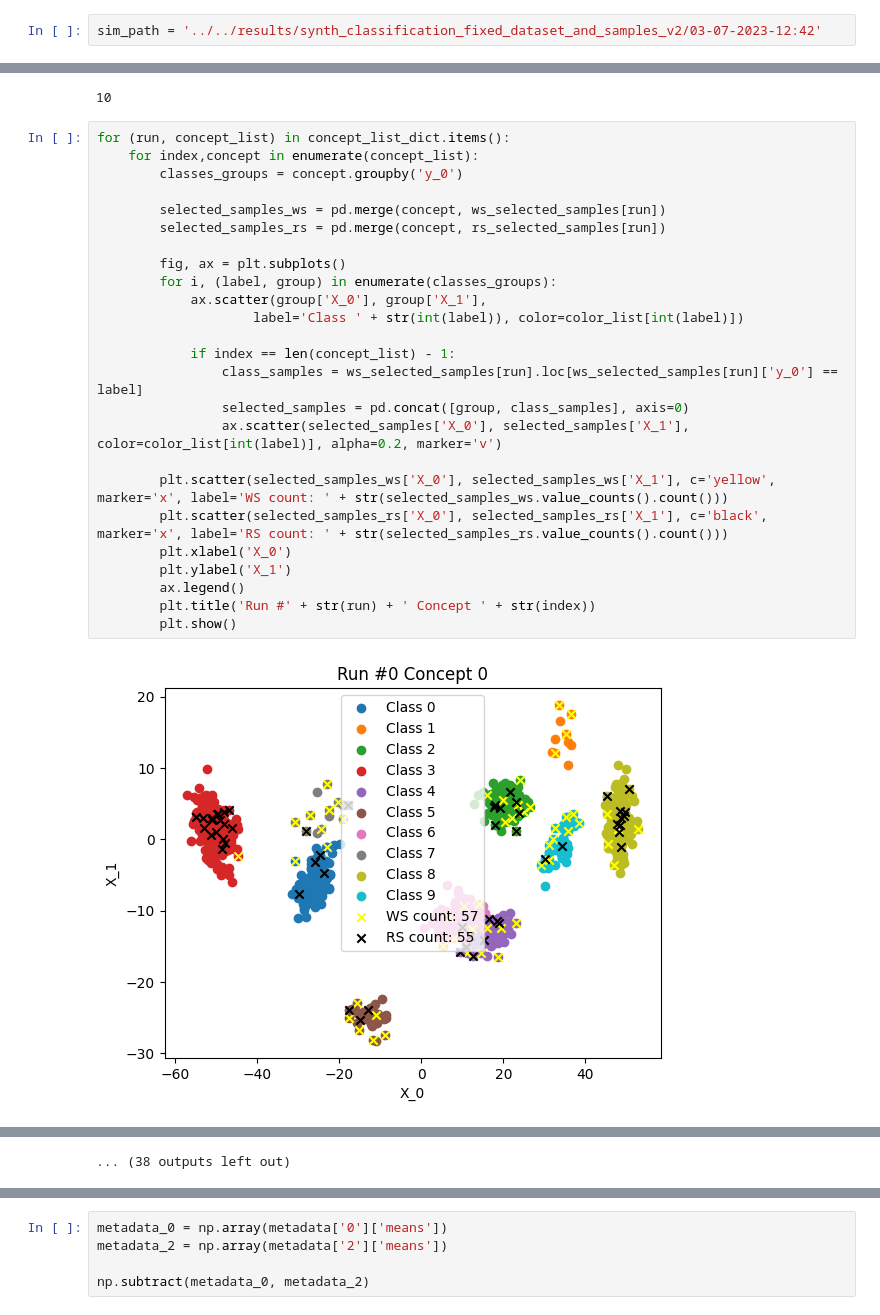
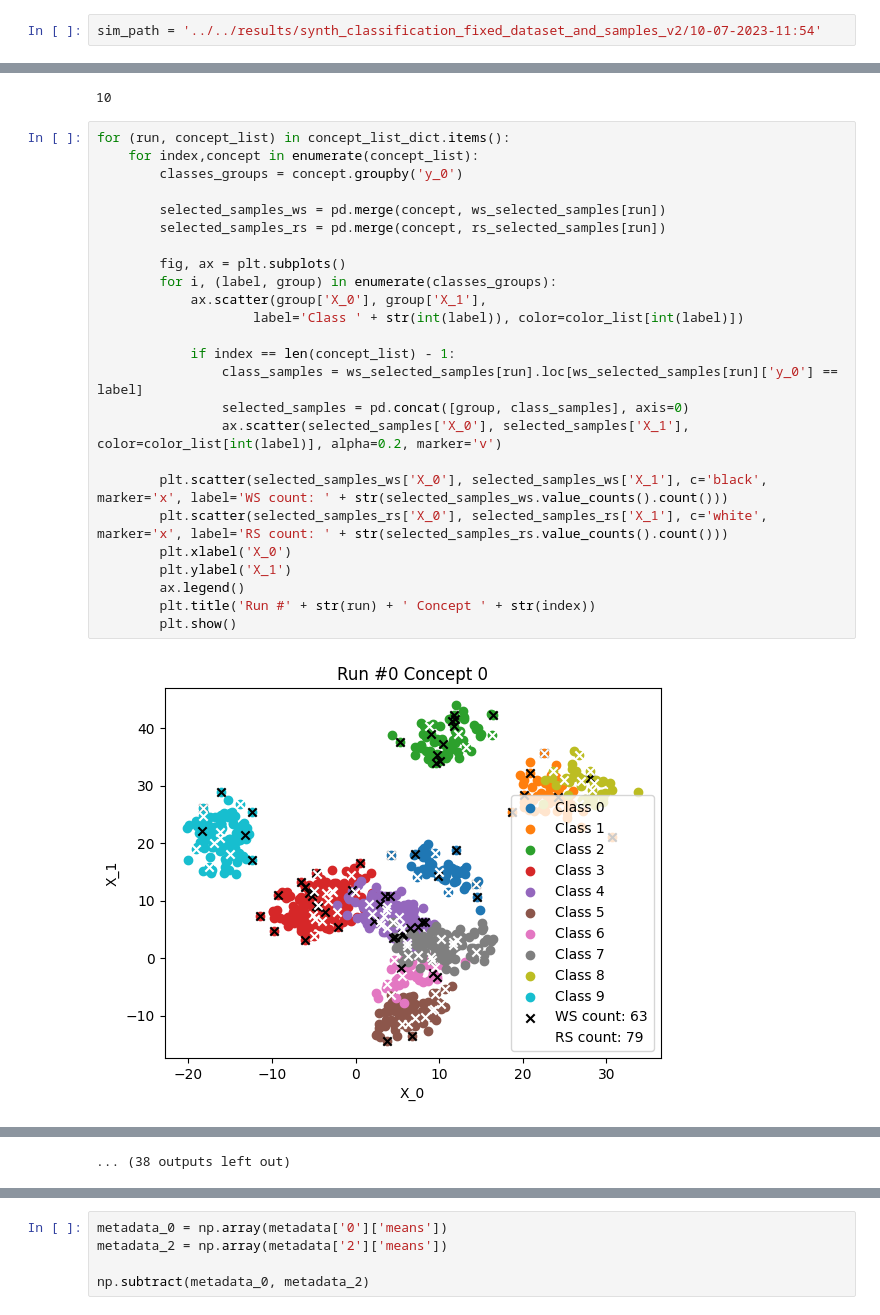
Before and after one commit to MassimilianoArca/master-thesis-experiments, a Jupyter notebook: master_thesis_experiments/notebooks/classification/accuracy_evaluation.ipynb, the cells around one changed output, grey strips where cells are left out. Cells and saved outputs as stored; diff of their text form.

```diff
--- a/master_thesis_experiments/notebooks/classification/accuracy_evaluation.ipynb
+++ b/master_thesis_experiments/notebooks/classification/accuracy_evaluation.ipynb
@@ -9,7 +9,7 @@ import matplotlib.pyplot as plt
 from sklearn.metrics import mean_absolute_error
 from copy import deepcopy
 # %%
-sim_path = '../../results/synth_classification_fixed_dataset_and_samples_v2/03-07-2023-12:42'
+sim_path = '../../results/synth_classification_fixed_dataset_and_samples_v2/10-07-2023-11:54'
 # %%
 def get_immediate_subdirectories(a_dir):
     return [name for name in os.listdir(a_dir)
@@ -341,27 +342,27 @@ len(unmatched_samples)
 # %%
 for (run, concept_list) in concept_list_dict.items():
     for index,concept in enumerate(concept_list):
         classes_groups = concept.groupby('y_0')
 
         selected_samples_ws = pd.merge(concept, ws_selected_samples[run])
         selected_samples_rs = pd.merge(concept, rs_selected_samples[run])
 
         fig, ax = plt.subplots()
         for i, (label, group) in enumerate(classes_groups):
             ax.scatter(group['X_0'], group['X_1'],
                     label='Class ' + str(int(label)), color=color_list[int(label)])
 
             if index == len(concept_list) - 1:
                 class_samples = ws_selected_samples[run].loc[ws_selected_samples[run]['y_0'] == label]
                 selected_samples = pd.concat([group, class_samples], axis=0)
                 ax.scatter(selected_samples['X_0'], selected_samples['X_1'], color=color_list[int(label)], alpha=0.2, marker='v')
 
-        plt.scatter(selected_samples_ws['X_0'], selected_samples_ws['X_1'], c='yellow', marker='x', label='WS count: ' + str(selected_samples_ws.value_counts().count()))
-        plt.scatter(selected_samples_rs['X_0'], selected_samples_rs['X_1'], c='black', marker='x', label='RS count: ' + str(selected_samples_rs.value_counts().count()))
+        plt.scatter(selected_samples_ws['X_0'], selected_samples_ws['X_1'], c='black', marker='x', label='WS count: ' + str(selected_samples_ws.value_counts().count()))
+        plt.scatter(selected_samples_rs['X_0'], selected_samples_rs['X_1'], c='white', marker='x', label='RS count: ' + str(selected_samples_rs.value_counts().count()))
         plt.xlabel('X_0')
         plt.ylabel('X_1')
         ax.legend()
         plt.title('Run #' + str(run) + ' Concept ' + str(index))
         plt.show()
 # %% [output]
-[figure, old version]
+[figure, new version]
```
Also changed, not shown: parts of 6 cells of this notebook, 5 other files.
